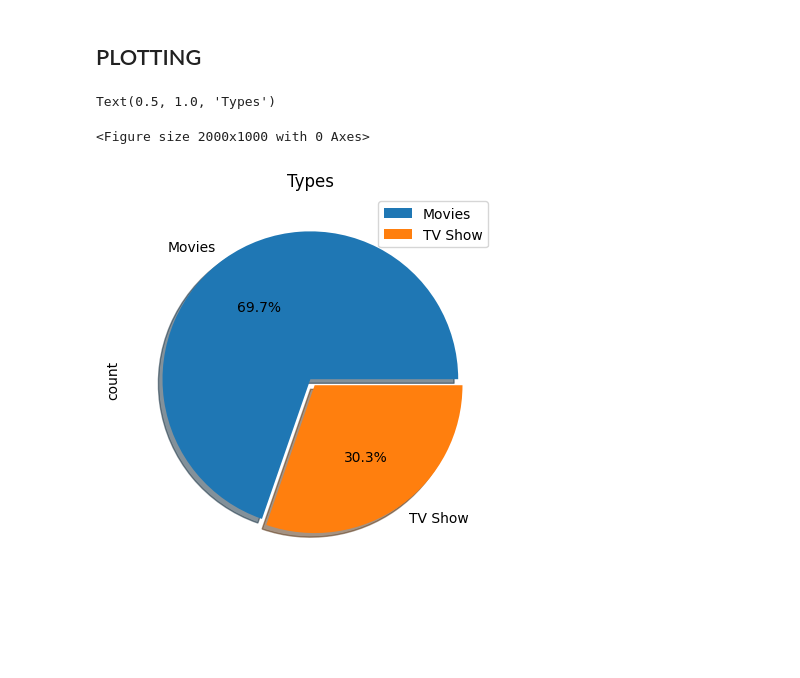
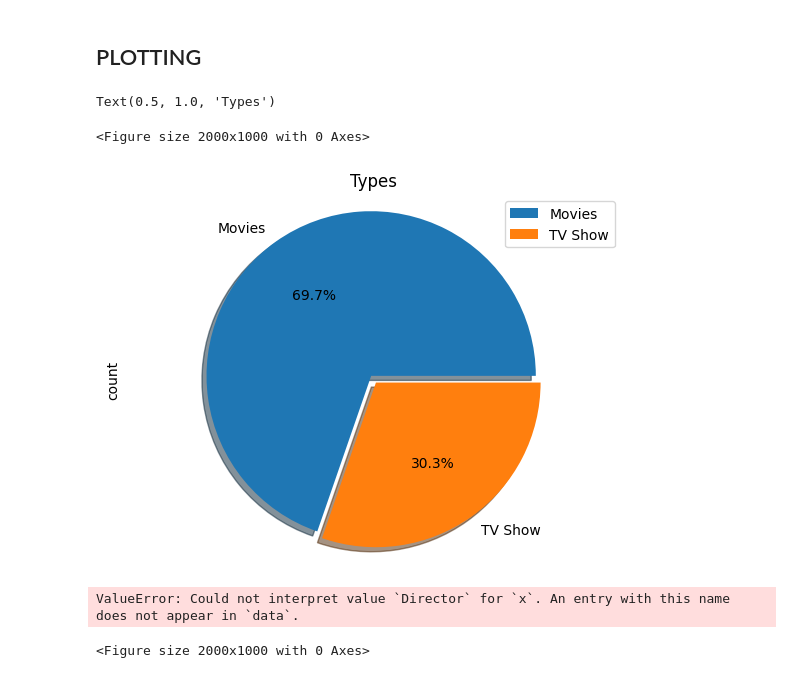
Before and after one commit to Dani-8/Netflix-Data-Analysis, a Jupyter notebook: Netflix-Data-Analysis.ipynb, the cells around one changed output. Saved outputs shown, nothing was run; the diff lists cells and outputs as text; code cells hidden in the pictures; blank space fills up the shorter version.

```diff
--- a/Netflix-Data-Analysis.ipynb
+++ b/Netflix-Data-Analysis.ipynb
@@ -622,9 +622,20 @@ array(['Action & Adventure',
 # %%
 plt.figure(figsize=[20,10])
 
 types.plot.pie(y="count", labels=["Movies", "TV Show"], autopct='%1.1f%%', explode=[0,0.05], shadow=True)
+plt.axis('equal')
 plt.title("Types")
 # %% [output]
 Text(0.5, 1.0, 'Types')
 <Figure size 2000x1000 with 0 Axes>
-[figure, old version]
+[figure, new version]
+# %%
+plt.figure(figsize=[20,10])
+
+sns.barplot(x="Director", y="count", data=top_10_director)
+plt.title("Top 10  Director")
+plt.xlabel("Director")
+plt.ylabel("Number of Movies/Tv Show")
+# %% [output]
+ValueError: Could not interpret value `Director` for `x`. An entry with this name does not appear in `data`.
+<Figure size 2000x1000 with 0 Axes>
```
